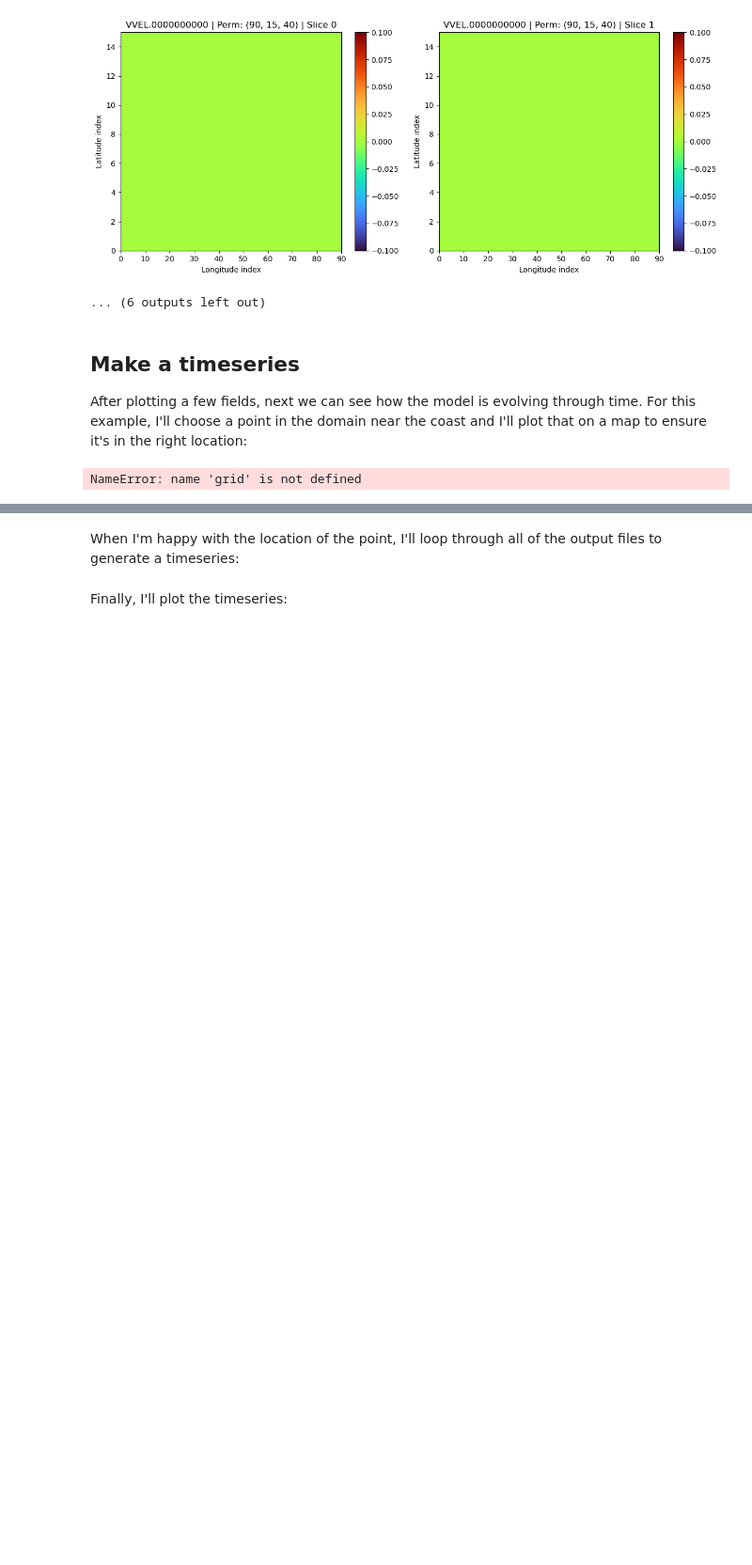
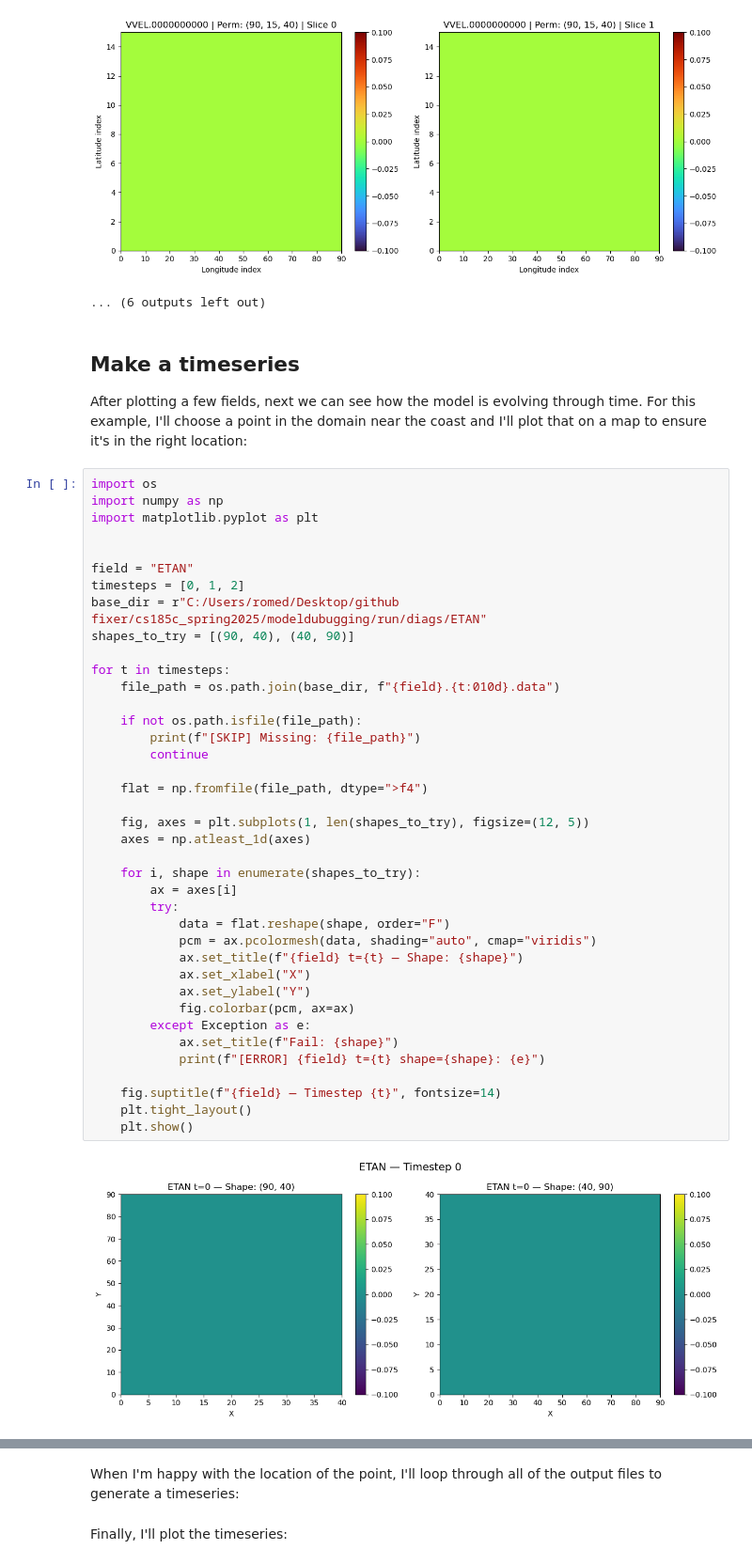
Before and after one commit to Shruichan/cs185c_spring2025, a Jupyter notebook: modeldubugging/DataVisualizer.ipynb, the cells around one changed output, grey strips where cells are left out. Shown at 94% size. Cells and saved outputs as stored; diff of their text form; blank space fills up the shorter version.

Commit message:
ETAN visualizations

```diff
--- a/modeldubugging/DataVisualizer.ipynb
+++ b/modeldubugging/DataVisualizer.ipynb
@@ -143,5 +143,43 @@ Processing C:/Users/romed/Desktop/github fixer/cs185c_spring2025/modeldubugging/
 ## Make a timeseries
 After plotting a few fields, next we can see how the model is evolving through time. For this example, I'll choose a point in the domain near the coast and I'll plot that on a map to ensure it's in the right location:
 # %%
+import os
+import numpy as np
+import matplotlib.pyplot as plt
+
+
+field = "ETAN"
+timesteps = [0, 1, 2]
+base_dir = r"C:/Users/romed/Desktop/github fixer/cs185c_spring2025/modeldubugging/run/diags/ETAN"
+shapes_to_try = [(90, 40), (40, 90)]
+
+for t in timesteps:
+    file_path = os.path.join(base_dir, f"{field}.{t:010d}.data")
+
+    if not os.path.isfile(file_path):
+        print(f"[SKIP] Missing: {file_path}")
+        continue
+
+    flat = np.fromfile(file_path, dtype=">f4")
+
+    fig, axes = plt.subplots(1, len(shapes_to_try), figsize=(12, 5))
+    axes = np.atleast_1d(axes)
+
+    for i, shape in enumerate(shapes_to_try):
+        ax = axes[i]
+        try:
+            data = flat.reshape(shape, order="F")
+            pcm = ax.pcolormesh(data, shading="auto", cmap="viridis")
+            ax.set_title(f"{field} t={t} — Shape: {shape}")
+            ax.set_xlabel("X")
+            ax.set_ylabel("Y")
+            fig.colorbar(pcm, ax=ax)
+        except Exception as e:
+            ax.set_title(f"Fail: {shape}")
+            print(f"[ERROR] {field} t={t} shape={shape}: {e}")
+
+    fig.suptitle(f"{field} — Timestep {t}", fontsize=14)
+    plt.tight_layout()
+    plt.show()
 # %% [output]
-NameError: name 'grid' is not defined
+[figure, added]
```
Also changed, not shown: parts of 2 cells of this notebook, 1 other file.
